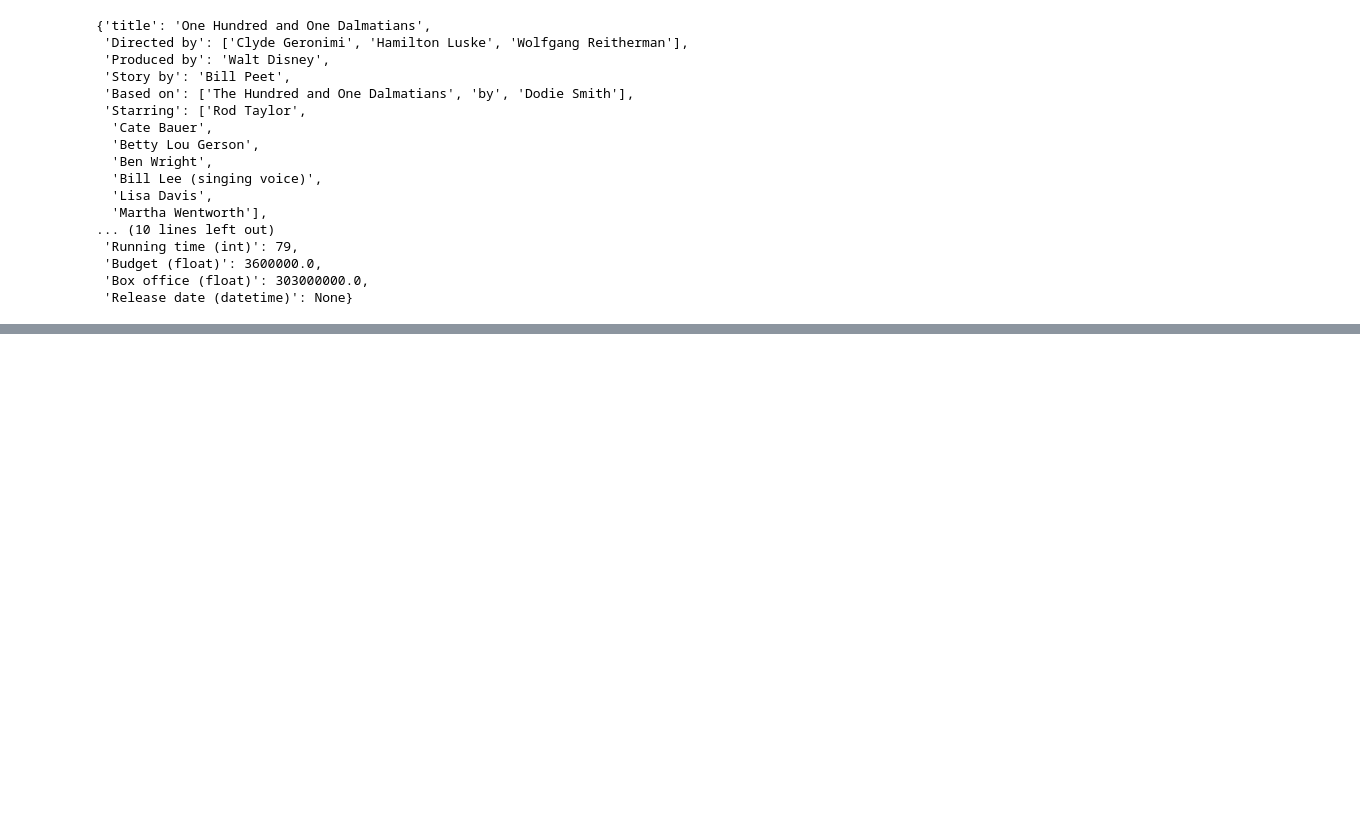
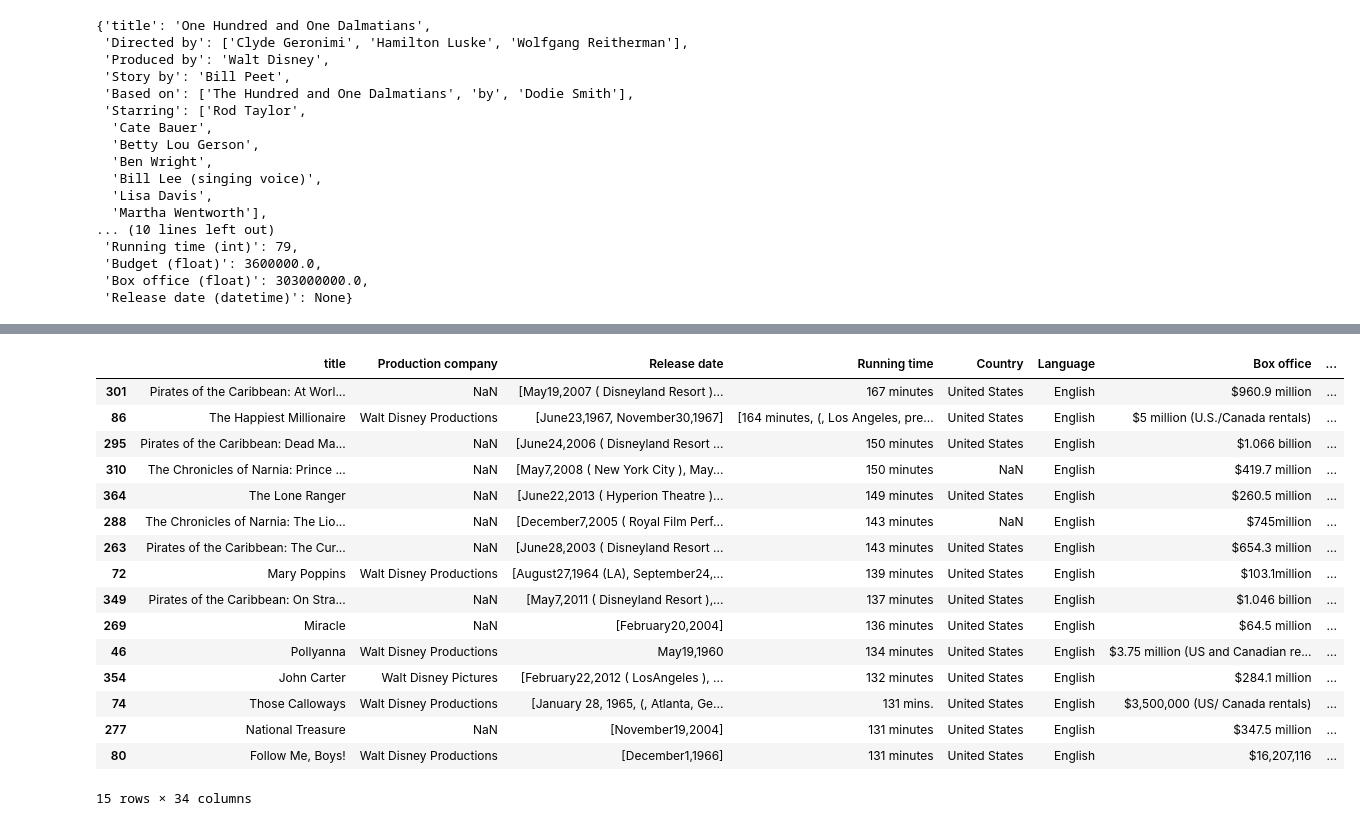
Before and after one commit to Rishiraj-singh7/Python-Beautiful-Soup, a Jupyter notebook: main.ipynb, the cells around one changed output, grey strips where cells are left out. Drawn from its saved outputs; the diff is of its cells as text; code cells hidden in the pictures; blank space fills up the shorter version.

Commit message:
Convert data to CSV

```diff
--- a/main.ipynb
+++ b/main.ipynb
@@ -510,0 +513,4 @@ save_data("disney_data_final.json", movie_info_copy)
+# %%
+import pandas as pd
+
+df = pd.DataFrame(movie_info_list)
@@ -510,0 +529,21 @@ save_data("disney_data_final.json", movie_info_copy)
+# %%
+running_times = df.sort_values(['Running time (int)'],  ascending=False)
+running_times.head(15)
+# %% [output]
+|  | title | Production company | Release date | Running time | Country | Language | Box office | ... |
+| 301 | Pirates of the Caribbean: At Worl... | NaN | [May19,2007 ( Disneyland Resort )... | 167 minutes | United States | English | $960.9 million | ... |
+| 86 | The Happiest Millionaire | Walt Disney Productions | [June23,1967, November30,1967] | [164 minutes, (, Los Angeles, pre... | United States | English | $5 million (U.S./Canada rentals) | ... |
+| 295 | Pirates of the Caribbean: Dead Ma... | NaN | [June24,2006 ( Disneyland Resort ... | 150 minutes | United States | English | $1.066 billion | ... |
+| 310 | The Chronicles of Narnia: Prince ... | NaN | [May7,2008 ( New York City ), May... | 150 minutes | NaN | English | $419.7 million | ... |
+| 364 | The Lone Ranger | NaN | [June22,2013 ( Hyperion Theatre )... | 149 minutes | United States | English | $260.5 million | ... |
+| 288 | The Chronicles of Narnia: The Lio... | NaN | [December7,2005 ( Royal Film Perf... | 143 minutes | NaN | English | $745million | ... |
+| 263 | Pirates of the Caribbean: The Cur... | NaN | [June28,2003 ( Disneyland Resort ... | 143 minutes | United States | English | $654.3 million | ... |
+| 72 | Mary Poppins | Walt Disney Productions | [August27,1964 (LA), September24,... | 139 minutes | United States | English | $103.1million | ... |
+| 349 | Pirates of the Caribbean: On Stra... | NaN | [May7,2011 ( Disneyland Resort ),... | 137 minutes | United States | English | $1.046 billion | ... |
+| 269 | Miracle | NaN | [February20,2004] | 136 minutes | United States | English | $64.5 million | ... |
+| 46 | Pollyanna | Walt Disney Productions | May19,1960 | 134 minutes | United States | English | $3.75 million (US and Canadian re... | ... |
+| 354 | John Carter | Walt Disney Pictures | [February22,2012 ( LosAngeles ), ... | 132 minutes | United States | English | $284.1 million | ... |
+| 74 | Those Calloways | Walt Disney Productions | [January 28, 1965, (, Atlanta, Ge... | 131 mins. | United States | English | $3,500,000 (US/ Canada rentals) | ... |
+| 277 | National Treasure | NaN | [November19,2004] | 131 minutes | United States | English | $347.5 million | ... |
+| 80 | Follow Me, Boys! | Walt Disney Productions | [December1,1966] | 131 minutes | United States | English | $16,207,116 | ... |
+15 rows × 34 columns
```
Also changed, not shown: parts of 3 cells of this notebook, 1 other file.
